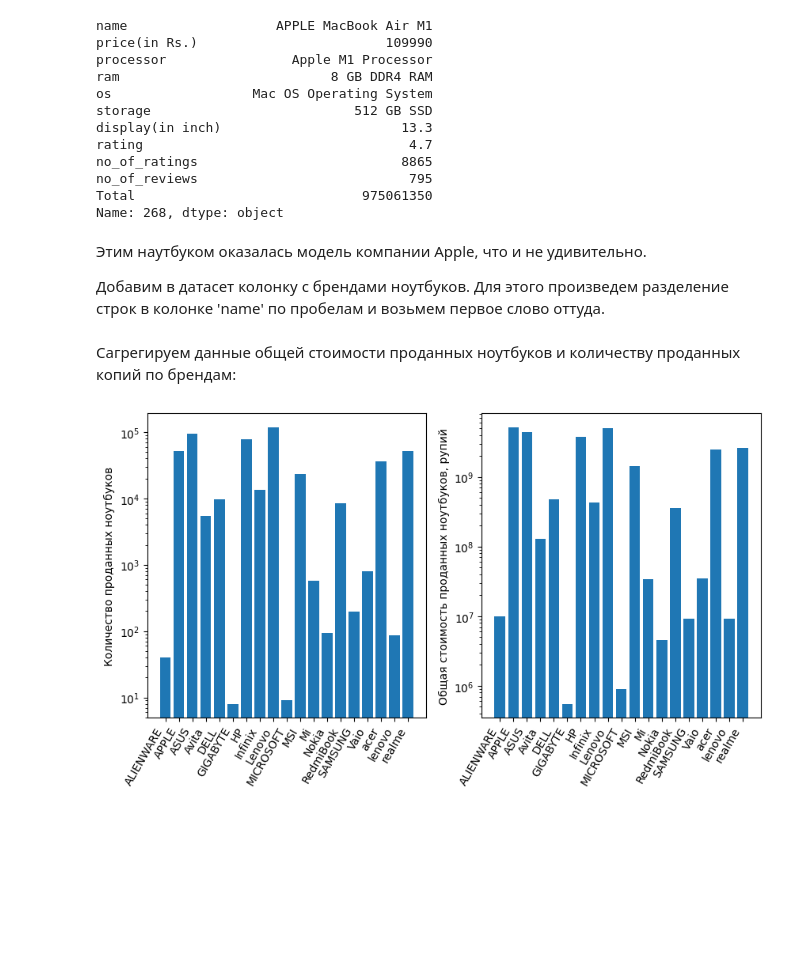
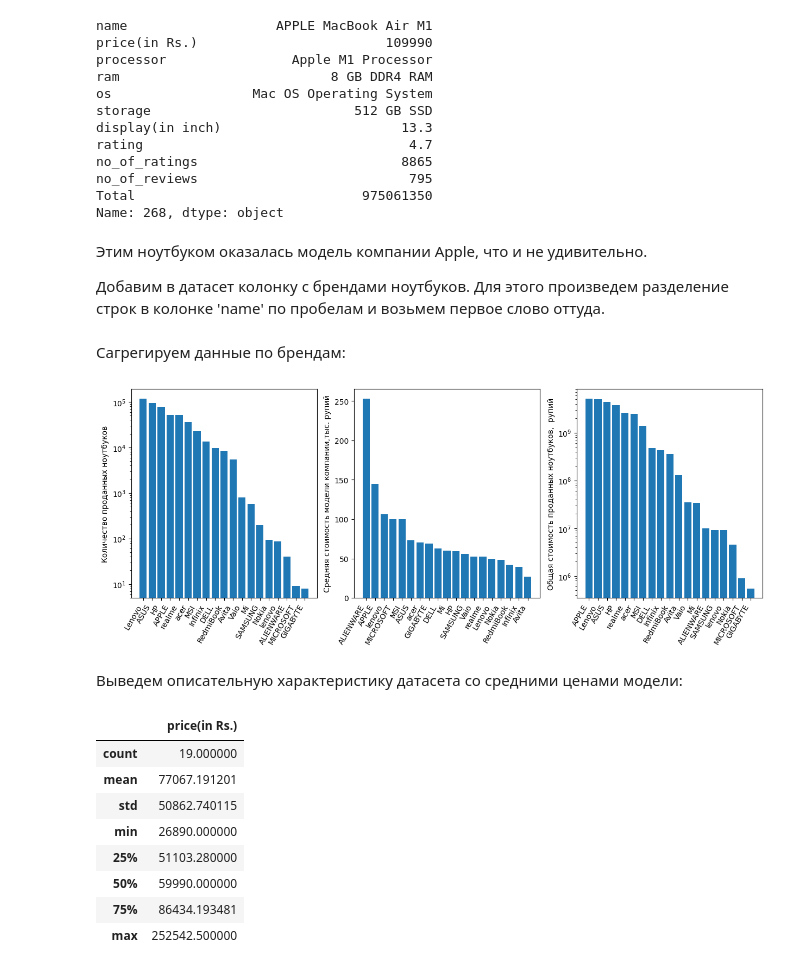
Before and after one commit to OneMoreGate/Machine_learning_MIPT, a Jupyter notebook: Modul_2/Ind_Task/done_work.ipynb, the cells around one changed output. Drawn from its saved outputs; the diff is of its cells as text; code cells hidden in the pictures; blank space fills up the shorter version.

```diff
--- a/Modul_2/Ind_Task/done_work.ipynb
+++ b/Modul_2/Ind_Task/done_work.ipynb
@@ -94,4 +91,5 @@ sns.heatmap(df.isnull(), cbar=False, cmap = 'cividis')
 # %%
+df.drop([595, 698], inplace=True)
 df.dropna(inplace=True)
 df = df.set_axis([i for i in range(df.shape[0])])
 # %% [markdown]
@@ -99,6 +97,7 @@ df = df.set_axis([i for i in range(df.shape[0])])
 # %%
 df['no_of_ratings'] = df['no_of_ratings'].astype(np.int16)
 df['no_of_reviews'] = df['no_of_reviews'].astype(np.int16)
+df['display(in inch)'] = df['display(in inch)'].astype(str)
 # %% [markdown]
 ### 2. Исследование полученного датасета
 #### 2.1 Общие характеристики продаж ноутбуков
@@ -146,29 +136,48 @@ no_of_reviews                           795
 Total                             975061350
 Name: 268, dtype: object
 # %% [markdown]
-Этим наутбуком оказалась модель компании Apple, что и не удивительно.
+Этим ноутбуком оказалась модель компании Apple, что и не удивительно.
 
 Добавим в датасет колонку с брендами ноутбуков. Для этого произведем разделение строк в колонке 'name' по пробелам и возьмем первое слово оттуда.
 # %%
 df['Brand'] =  pd.Series([i.split(' ')[0] for i in df['name']])
 # %% [markdown]
-Сагрегируем данные общей стоимости проданных ноутбуков и количеству проданных копий по брендам:
+Сагрегируем данные по брендам:
 # %%
-brand_sum = df.groupby('Brand')['Total'].sum().reset_index()
-brand_count = df.groupby('Brand')['no_of_ratings'].sum().reset_index()
+brand_sum = df.groupby('Brand')['Total'].sum().sort_values(ascending = False).reset_index() # общая стоимость проданных ноутбуков
+brand_count = df.groupby('Brand')['no_of_ratings'].sum().sort_values(ascending = False).reset_index() # количество проданных ноутбуков
+brand_mean = df.groupby('Brand')['price(in Rs.)'].mean().sort_values(ascending = False).reset_index() # средняя стоимость модели
 # %%
-fig, ax = plt.subplots(ncols=2, nrows=1, figsize = [10,5])
+fig, ax = plt.subplots(ncols=3, nrows=1, figsize = [15,5])
 
 ax[0].bar(brand_count['Brand'], brand_count['no_of_ratings'])
 ax[0].set_yscale('log')
 ax[0].set_xticks(ax[0].get_xticks(), ax[0].get_xticklabels(), rotation=60, ha='right')
 ax[0].set_ylabel('Количество проданных ноутбуков')
 
-ax[1].bar(brand_sum['Brand'], brand_sum['Total'])
-ax[1].set_yscale('log')
+ax[1].bar(brand_mean['Brand'], brand_mean['price(in Rs.)']/1000)
 ax[1].set_xticks(ax[1].get_xticks(), ax[1].get_xticklabels(), rotation=60, ha='right')
-ax[1].set_ylabel('Общая стоимость проданных ноутбуков, рупий')
+ax[1].set_ylabel('Средняя стоимость модели компании,тыс. рупий')
 
-plt.savefig('im.svg', bbox_inches = 'tight')
+ax[2].bar(brand_sum['Brand'], brand_sum['Total'])
+ax[2].set_yscale('log')
+ax[2].set_xticks(ax[2].get_xticks(), ax[2].get_xticklabels(), rotation=60, ha='right')
+ax[2].set_ylabel('Общая стоимость проданных ноутбуков,  рупий')
+
+plt.savefig('brand_info.svg', bbox_inches = 'tight')
 # %% [output]
-[figure, old version]
+[figure, new version]
+# %% [markdown]
+Выведем описательную характеристику датасета со средними ценами модели:
+# %%
+brand_mean.describe()
+# %% [output]
+|  | price(in Rs.) |
+| count | 19.000000 |
+| mean | 77067.191201 |
+| std | 50862.740115 |
+| min | 26890.000000 |
+| 25% | 51103.280000 |
+| 50% | 59990.000000 |
+| 75% | 86434.193481 |
+| max | 252542.500000 |
```
Also changed, not shown: parts of 21 cells of this notebook, 7 other files.
